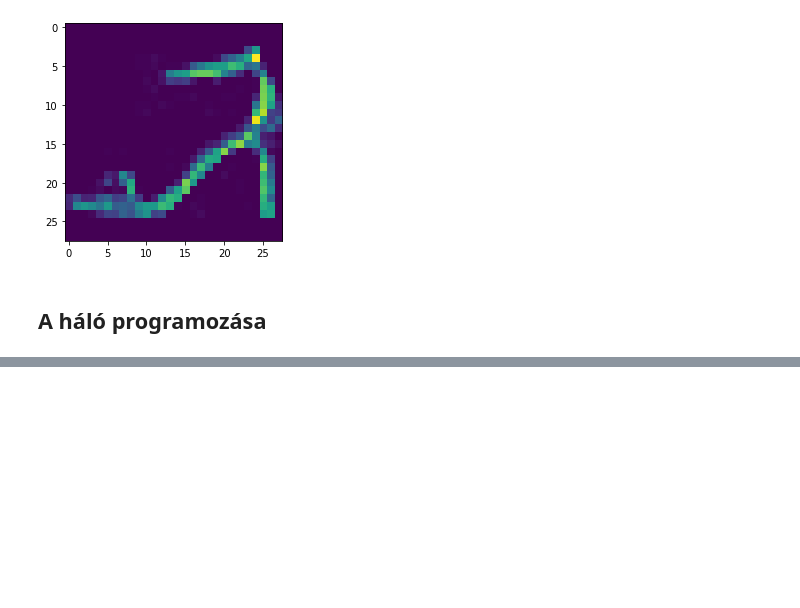
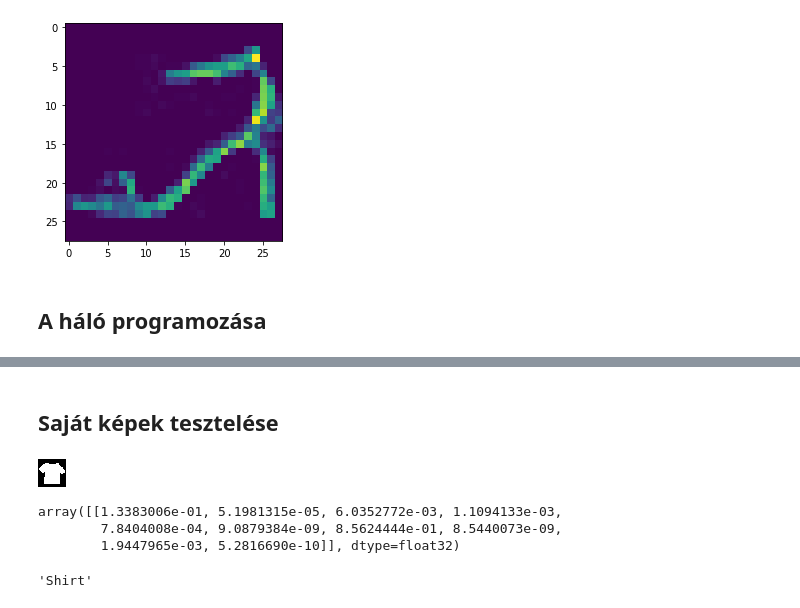
Before and after one commit to bencejuhasz7/fashionmnistcnn, a Jupyter notebook: Fashion MNIST CNN.ipynb, the cells around one changed output, grey strips where cells are left out. Drawn from its saved outputs; the diff is of its cells as text; code cells hidden in the pictures; blank space fills up the shorter version.

```diff
--- a/Fashion MNIST CNN.ipynb
+++ b/Fashion MNIST CNN.ipynb
@@ -134,0 +155,22 @@ score: 0.9062
+# %% [markdown]
+## Saját képek tesztelése
+# %%
+# 1. kép
+
+display.Image(r'kep1.png')
+# %% [output]
+[figure, added]
+# %%
+kep1 = cv2.imread('kep1.png',0)
+kep1 = kep1 / 255
+kep1 = kep1.reshape((1,28,28,1))
+
+model.predict(kep1)
+# %% [output]
+array([[1.3383006e-01, 5.1981315e-05, 6.0352772e-03, 1.1094133e-03,
+        7.8404008e-04, 9.0879384e-09, 8.5624444e-01, 8.5440073e-09,
+        1.9447965e-03, 5.2816690e-10]], dtype=float32)
+# %%
+clothing[np.argmax(model.predict(kep1))]
+# %% [output]
+'Shirt'
```
Also changed, not shown: parts of 11 cells of this notebook.
